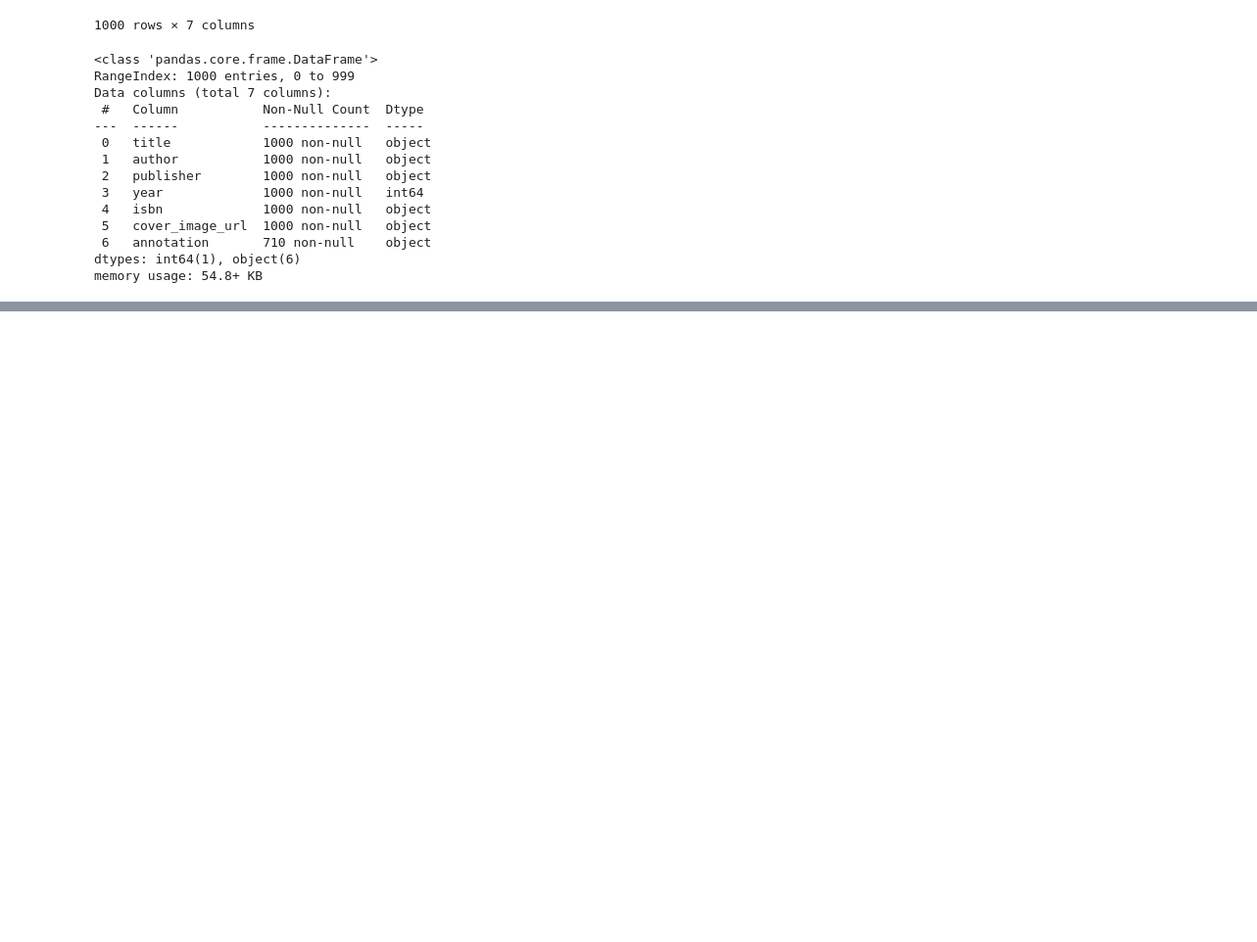
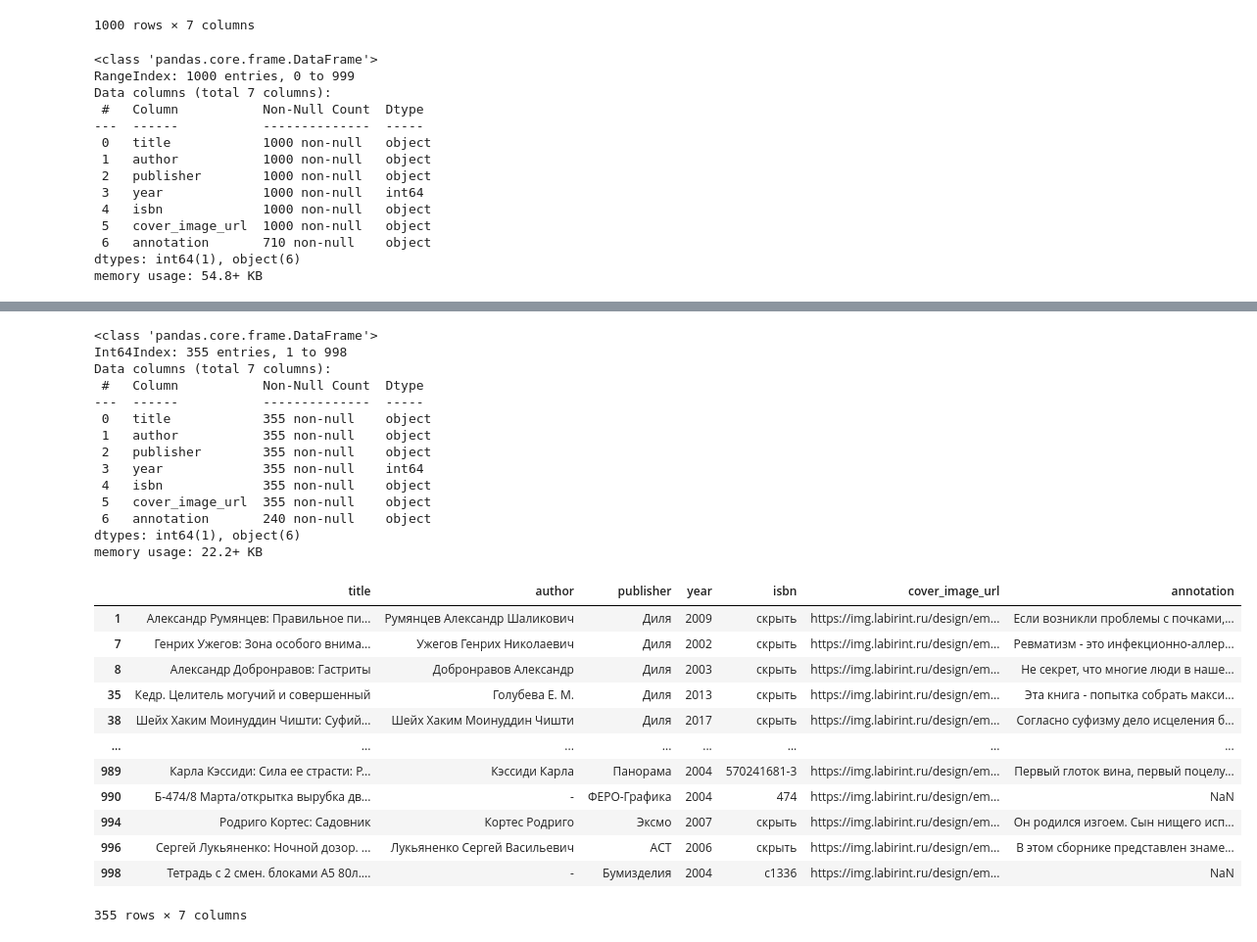
Before and after one commit to Books-space/research, a Jupyter notebook: parse_results_study.ipynb, the cells around one changed output, grey strips where cells are left out. Shown at 98% size. Drawn from its saved outputs; the diff is of its cells as text; code cells hidden in the pictures; blank space fills up the shorter version.

Commit message:
study isbn and publisher issues

```diff
--- a/parse_results_study.ipynb
+++ b/parse_results_study.ipynb
@@ -54,0 +69,33 @@ empty_author
+# %%
+l = len('5-88503-106-1')
+short_isbn_df = books_df[books_df['isbn'].str.len() < l]
+short_isbn_df.info()
+short_isbn_df
+# %% [output]
+<class 'pandas.core.frame.DataFrame'>
+Int64Index: 355 entries, 1 to 998
+Data columns (total 7 columns):
+ #   Column           Non-Null Count  Dtype
+---  ------           --------------  -----
+ 0   title            355 non-null    object
+ 1   author           355 non-null    object
+ 2   publisher        355 non-null    object
+ 3   year             355 non-null    int64
+ 4   isbn             355 non-null    object
+ 5   cover_image_url  355 non-null    object
+ 6   annotation       240 non-null    object
+dtypes: int64(1), object(6)
+memory usage: 22.2+ KB
+|  | title | author | publisher | year | isbn | cover_image_url | annotation |
+| 1 | Александр Румянцев: Правильное пи... | Румянцев Александр Шаликович | Диля | 2009 | скрыть | https://img.labirint.ru/design/em... | Если возникли проблемы с почками,... |
+| 7 | Генрих Ужегов: Зона особого внима... | Ужегов Генрих Николаевич | Диля | 2002 | скрыть | https://img.labirint.ru/design/em... | Ревматизм - это инфекционно-аллер... |
+| 8 | Александр Добронравов: Гастриты | Добронравов Александр | Диля | 2003 | скрыть | https://img.labirint.ru/design/em... | Не секрет, что многие люди в наше... |
+| 35 | Кедр. Целитель могучий и совершенный | Голубева Е. М. | Диля | 2013 | скрыть | https://img.labirint.ru/design/em... | Эта книга - попытка собрать макси... |
+| 38 | Шейх Хаким Моинуддин Чишти: Суфий... | Шейх Хаким Моинуддин Чишти | Диля | 2017 | скрыть | https://img.labirint.ru/design/em... | Согласно суфизму дело исцеления б... |
+| ... | ... | ... | ... | ... | ... | ... | ... |
+| 989 | Карла Кэссиди: Сила ее страсти: Р... | Кэссиди Карла | Панорама | 2004 | 570241681-3 | https://img.labirint.ru/design/em... | Первый глоток вина, первый поцелу... |
+| 990 | Б-474/8 Марта/открытка вырубка дв... | - | ФЕРО-Графика | 2004 | 474 | https://img.labirint.ru/design/em... | NaN |
+| 994 | Родриго Кортес: Садовник | Кортес Родриго | Эксмо | 2007 | скрыть | https://img.labirint.ru/design/em... | Он родился изгоем. Сын нищего исп... |
+| 996 | Сергей Лукьяненко: Ночной дозор. ... | Лукьяненко Сергей Васильевич | АСТ | 2006 | скрыть | https://img.labirint.ru/design/em... | В этом сборнике представлен знаме... |
+| 998 | Тетрадь с 2 смен. блоками А5 80л.... | - | Бумизделия | 2004 | с1336 | https://img.labirint.ru/design/em... | NaN |
+355 rows × 7 columns
```
Also changed, not shown: parts of 10 cells of this notebook.
